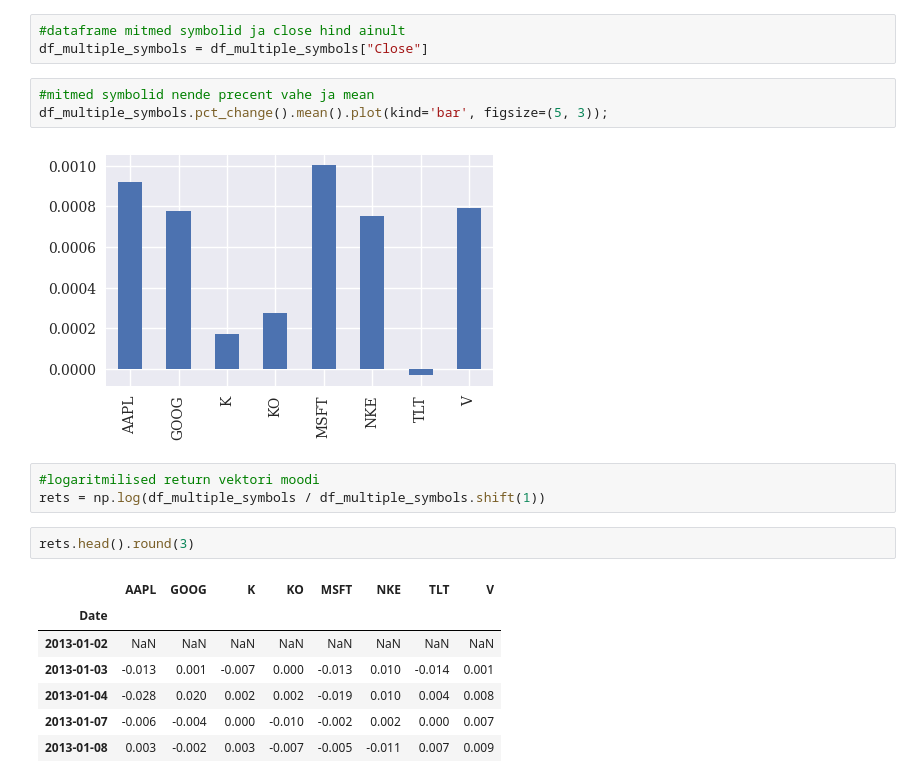
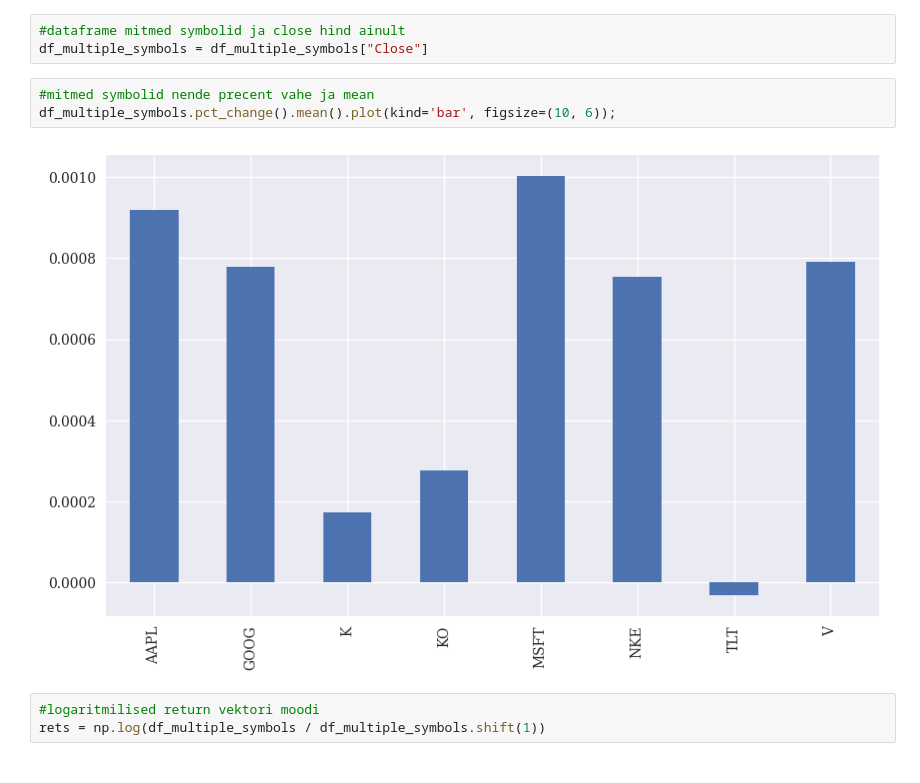
Before and after one commit to MartinKasak/Python_Finance_Numpy_Pandas, a Jupyter notebook: Python Finance.ipynb, the cells around one changed output. Cells and saved outputs as stored; diff of their text form.

```diff
--- a/Python Finance.ipynb
+++ b/Python Finance.ipynb
@@ -100,19 +100,9 @@ close.diff().mean()
 df_multiple_symbols = df_multiple_symbols["Close"]
 # %%
 #mitmed symbolid nende precent vahe ja mean
-df_multiple_symbols.pct_change().mean().plot(kind='bar', figsize=(5, 3));
+df_multiple_symbols.pct_change().mean().plot(kind='bar', figsize=(10, 6));
 # %% [output]
-[figure, old version]
+[figure, new version]
 # %%
 #logaritmilised return vektori moodi
 rets = np.log(df_multiple_symbols / df_multiple_symbols.shift(1))
-# %%
-rets.head().round(3)
-# %% [output]
-|  | AAPL | GOOG | K | KO | MSFT | NKE | TLT | V |
-| Date |  |  |  |  |  |  |  |  |
-| 2013-01-02 | NaN | NaN | NaN | NaN | NaN | NaN | NaN | NaN |
-| 2013-01-03 | -0.013 | 0.001 | -0.007 | 0.000 | -0.013 | 0.010 | -0.014 | 0.001 |
-| 2013-01-04 | -0.028 | 0.020 | 0.002 | 0.002 | -0.019 | 0.010 | 0.004 | 0.008 |
-| 2013-01-07 | -0.006 | -0.004 | 0.000 | -0.010 | -0.002 | 0.002 | 0.000 | 0.007 |
-| 2013-01-08 | 0.003 | -0.002 | 0.003 | -0.007 | -0.005 | -0.011 | 0.007 | 0.009 |
```
Also changed, not shown: parts of 6 cells of this notebook.
